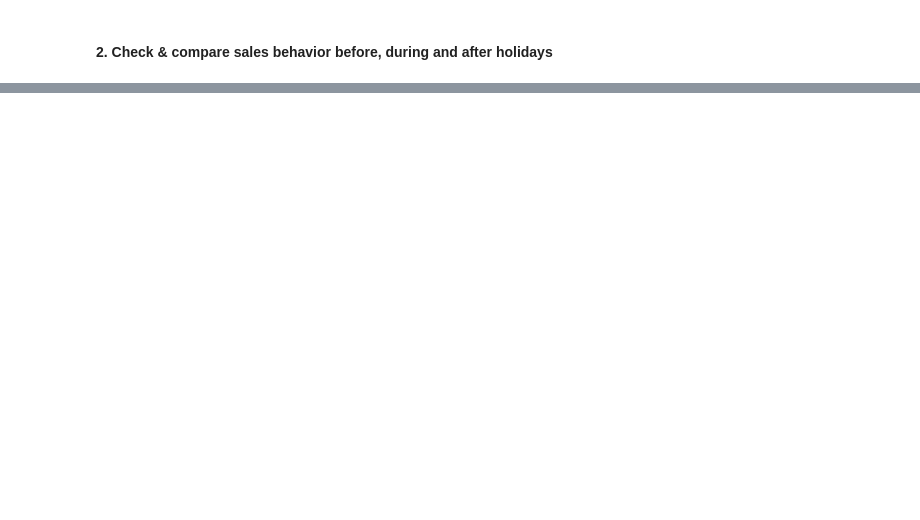
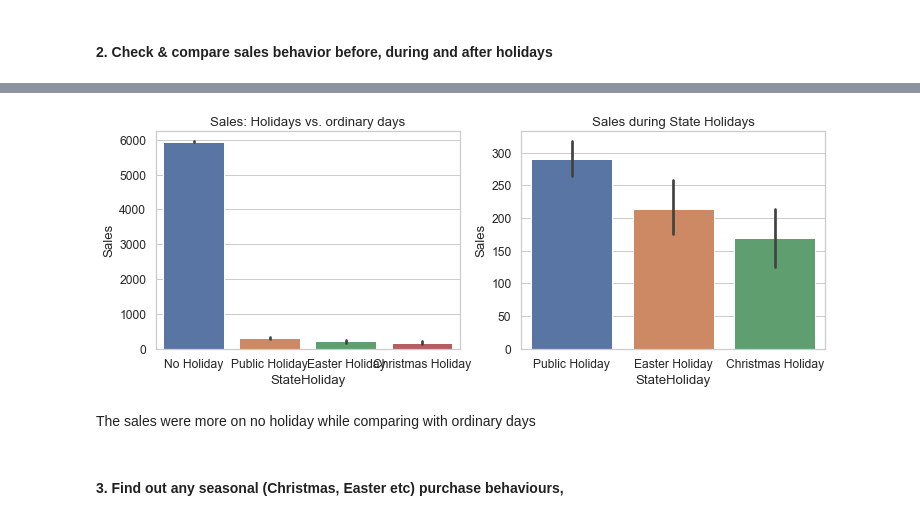
Before and after one commit to Tilda98/Pharmaceutical-Sales-Prediction, a Jupyter notebook: notebooks/EDA.ipynb, the cells around one changed output, grey strips where cells are left out. Saved outputs shown, nothing was run; the diff lists cells and outputs as text; code cells hidden in the pictures; blank space fills up the shorter version.

Commit message:
Sales seasonality

```diff
--- a/notebooks/EDA.ipynb
+++ b/notebooks/EDA.ipynb
@@ -345,4 +337,0 @@ Index(['0', 'a', 'b', 'c'], dtype='object')
-# %%
-# Changing the state holiday fields to easy understandable names
-
-train_store['StateHoliday'].replace({'0':'No Holiday','a':'Public Holiday','b':'Easter Holiday','c':'Christmas Holiday'},inplace=True)
@@ -363,0 +338,16 @@ These are the easter holidays from 2013-2015:
+# %%
+# comparing holiday day sales with non Holiday ones
+
+holidays = train_store.loc[train_store["StateHoliday"] != 'No Holiday']
+
+titles = ['Sales: Holidays vs. ordinary days', 'Sales during State Holidays']
+fig, (axis1,axis2) = plt.subplots(1,2,figsize=(12,4))
+sns.barplot(x="StateHoliday", y="Sales", data=train_store, ax=axis1).set_title(titles[0])
+sns.barplot(x="StateHoliday", y="Sales", data=holidays, ax=axis2).set_title(titles[1])
+plt.show()
+# %% [output]
+[figure, added]
+# %% [markdown]
+The sales were more on no holiday while comparing with ordinary days
+# %% [markdown]
+#### 3. Find out any seasonal (Christmas, Easter etc) purchase behaviours,
```
Also changed, not shown: parts of 14 cells of this notebook.
